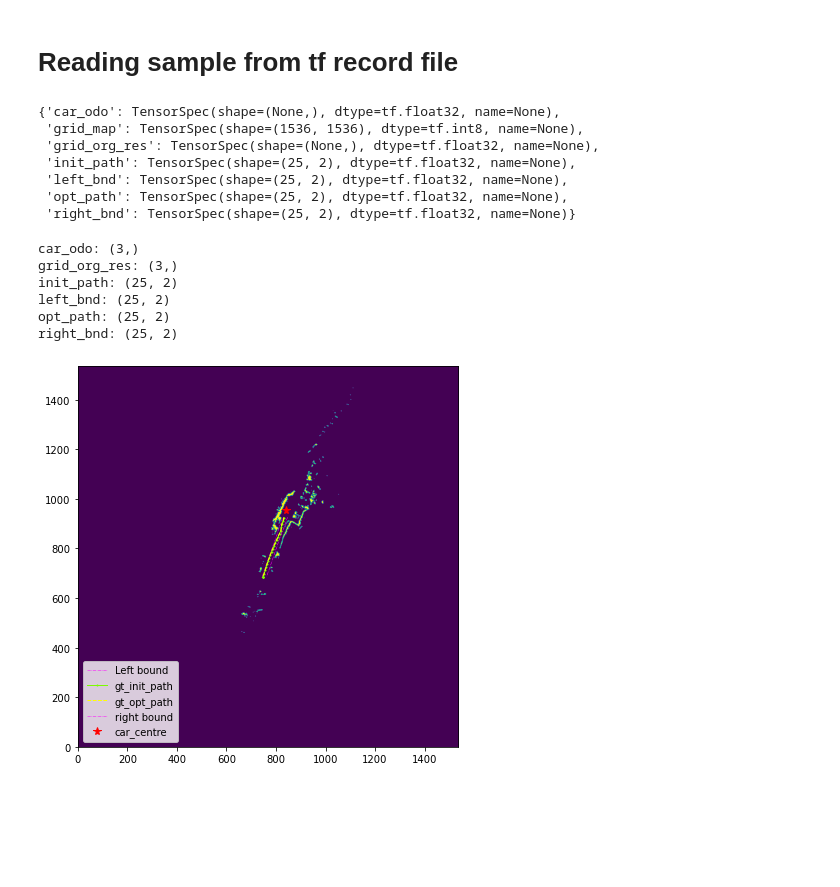
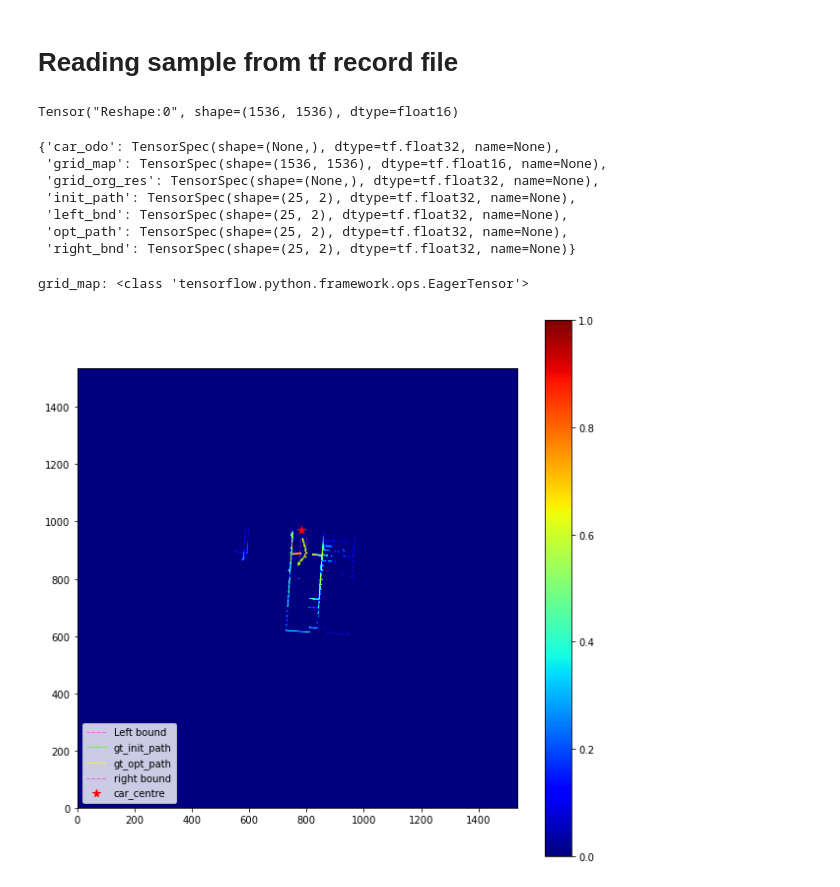
Before and after one commit to saitejamalyala/rosbag2numpy, a Jupyter notebook: data_processing/npz_2_tfrec_process.ipynb, the cells around one changed output. Saved outputs shown, nothing was run; the diff lists cells and outputs as text; code cells hidden in the pictures; blank space fills up the shorter version.

Commit message:
feat: reading tfrec for new costmap

```diff
--- a/data_processing/npz_2_tfrec_process.ipynb
+++ b/data_processing/npz_2_tfrec_process.ipynb
@@ -230,8 +202,9 @@ print(f"\n Time taken: {time.time()-start}")
 
 # function to contruct back from tf record example
 def prepare_sample(example):
-    example["grid_map"] = tf.io.decode_raw(example["grid_map"], out_type=tf.int8)
+    example["grid_map"] = tf.io.decode_raw(example["grid_map"], out_type=tf.float16)
     example["grid_map"] = tf.reshape(example["grid_map"],[1536,1536])
+    print(example["grid_map"])
 
     example["grid_org_res"] = tf.io.decode_raw(example["grid_org_res"], out_type=tf.float32)
     #example["grid_org_res"] = tf.reshape(example["grid_org_res"],[1,3])
@@ -275,20 +248,28 @@ def parse_tfrecord_fn_ds(example):
     example = tf.io.parse_single_example(example, feature_description)
     return example
 # %%
-sample_raw_ds = tf.data.TFRecordDataset(r"D:\tf_records\scenario8\2021-06-10_15-43-05\2021-06-10_15-43-06_0_file_02-16.tfrec")
+#rec_path = r"D:\tf_records_w_costmap_dist_dir\scenario_ph_11\2021-07-22_10-10-30\2021-07-22_10-10-30_0_file_00-16.tfrec"
+# #r"D:\tf_records\scenario8\2021-06-10_15-43-05\2021-06-10_15-43-06_0_file_02-16.tfrec"
+rec_path = r'D:\tf_records_w_costmap_dist_dir\scenario3\2021-06-10_11-20-31\2021-06-10_11-20-32_0_file_02-16.tfrec'
+#r'D:\tf_records_w_costmap_dist_dir\scenario3\2021-06-10_11-12-21\2021-06-10_11-13-23_1_file_10-16.tfrec'
+#r"D:\testingcostmap\scenario_ph_15\2021-07-22_16-16-14\2021-07-22_16-16-15_0_file_01-16.tfrec"
+#r"D:\tf_records\scenario8\2021-06-10_15-43-05\2021-06-10_15-43-06_0_file_02-16.tfrec"
+
+sample_raw_ds = tf.data.TFRecordDataset(rec_path)
 #(r"D:\tf_records\scenario1\2021-06-10_08-54-06\2021-06-10_08-54-07_0_file_00-16.tfrec")
 
 parsed_dataset = sample_raw_ds.map(parse_tfrecord_fn_ds).map(prepare_sample)
 
 parsed_dataset.element_spec
 # %% [output]
-{'car_odo': TensorSpec(shape=(None,), dtype=tf.float32, name=None),
- 'grid_map': TensorSpec(shape=(1536, 1536), dtype=tf.int8, name=None),
- 'grid_org_res': TensorSpec(shape=(None,), dtype=tf.float32, name=None),
- 'init_path': TensorSpec(shape=(25, 2), dtype=tf.float32, name=None),
- 'left_bnd': TensorSpec(shape=(25, 2), dtype=tf.float32, name=None),
- 'opt_path': TensorSpec(shape=(25, 2), dtype=tf.float32, name=None),
- 'right_bnd': TensorSpec(shape=(25, 2), dtype=tf.float32, name=None)}
+Tensor("Reshape:0", shape=(1536, 1536), dtype=float16)
+{'car_odo': TensorSpec(shape=(None,), dtype=tf.float32, name=None),
+ 'grid_map': TensorSpec(shape=(1536, 1536), dtype=tf.float16, name=None),
+ 'grid_org_res': TensorSpec(shape=(None,), dtype=tf.float32, name=None),
+ 'init_path': TensorSpec(shape=(25, 2), dtype=tf.float32, name=None),
+ 'left_bnd': TensorSpec(shape=(25, 2), dtype=tf.float32, name=None),
+ 'opt_path': TensorSpec(shape=(25, 2), dtype=tf.float32, name=None),
+ 'right_bnd': TensorSpec(shape=(25, 2), dtype=tf.float32, name=None)}
 # %%
 def plot_scene(features):
     grid_map = features["grid_map"].numpy()
@@ -300,43 +281,43 @@ def plot_scene(features):
     car_odo = features["car_odo"].numpy()
 
     #print(type(grid_map))
-    fig=plt.figure(figsize=(7, 7))
-    ax=fig.add_subplot(1,1,1)
+    plt.figure(figsize=(15, 15))
+    #ax=fig.add_subplot(1,1,1)
 
     res = grid_org[2]
-    ax.plot((left_bnd[:,0]-grid_org[0])/res,(left_bnd[:,1]-grid_org[1])/res,'-.', color='magenta',markersize=0.5, linewidth=0.5)
+    plt.plot((left_bnd[:,0]-grid_org[0])/res,(left_bnd[:,1]-grid_org[1])/res,'-.', color='magenta',markersize=0.5, linewidth=0.5)
 
-    ax.plot((init_path[:,0]-grid_org[0])/res,(init_path[:,1]-grid_org[1])/res,'o-', color='lawngreen',markersize=1, linewidth=1)
-    ax.plot((opt_path[:,0]-grid_org[0])/res,(opt_path[:,1]-grid_org[1])/res,'--', color='yellow',markersize=1, linewidth=1)
+    plt.plot((init_path[:,0]-grid_org[0])/res,(init_path[:,1]-grid_org[1])/res,'o-', color='lawngreen',markersize=1, linewidth=1)
+    plt.plot((opt_path[:,0]-grid_org[0])/res,(opt_path[:,1]-grid_org[1])/res,'--', color='yellow',markersize=1, linewidth=1)
 
-    ax.plot((right_bnd[:,0]-grid_org[0])/res,(right_bnd[:,1]-grid_org[1])/res, '-.',color='magenta',markersize=0.5, linewidth=0.5)
+    plt.plot((right_bnd[:,0]-grid_org[0])/res,(right_bnd[:,1]-grid_org[1])/res, '-.',color='magenta',markersize=0.5, linewidth=0.5)
 
 
-    ax.plot((car_odo[0]-grid_org[0])/res,(car_odo[1]-grid_org[1])/res,'r*', color = 'red',markersize=8)
+    plt.plot((car_odo[0]-grid_org[0])/res,(car_odo[1]-grid_org[1])/res,'r*', color = 'red',markersize=8)
 
 
-    ax.legend(['Left bound', 'gt_init_path', 'gt_opt_path','right bound', 'car_centre'], loc='lower left')
+    plt.legend(['Left bound', 'gt_init_path', 'gt_opt_path','right bound', 'car_centre'], loc='lower left')
 
-    ax.imshow(grid_map,origin="lower")
+    plt.imshow(grid_map.astype(float),origin="lower",cmap='jet')
+    plt.colorbar()
 
-    return ax,fig
+    return plt
 # %%
-for features in parsed_dataset.skip(5).take(1):
+for features in parsed_dataset.skip(10).take(1):
     for key in features.keys():
-        if key != "grid_map":
-            print(f"{key}: {np.shape(features[key].numpy())}")
-    ax_plot,fig_plot = plot_scene(features=features)
+        #if key != "grid_map":
+        #print(f"{key}: {np.shape(features[key].numpy())}")
+        if key=='grid_map':
+            print(f"{key}: {type(features[key])}")
+            #griddat = features[key].numpy()
+            pass
+    _ = plot_scene(features=features)
     #fig_plot.savefig("test.jpg",dpi=500)
     #plt.show()
     #plt.imshow(image,origin="lower")
     #plot_paths(ax,)
     #plt.plot(init_path[:,0],init_path[:,1],'o-', color='red')
     #plt.show()
 # %% [output]
-car_odo: (3,)
-grid_org_res: (3,)
-init_path: (25, 2)
-left_bnd: (25, 2)
-opt_path: (25, 2)
-right_bnd: (25, 2)
+grid_map: <class 'tensorflow.python.framework.ops.EagerTensor'>
-[figure, old version]
+[figure, new version]
```
Also changed, not shown: parts of 9 cells of this notebook, 2 other files.
